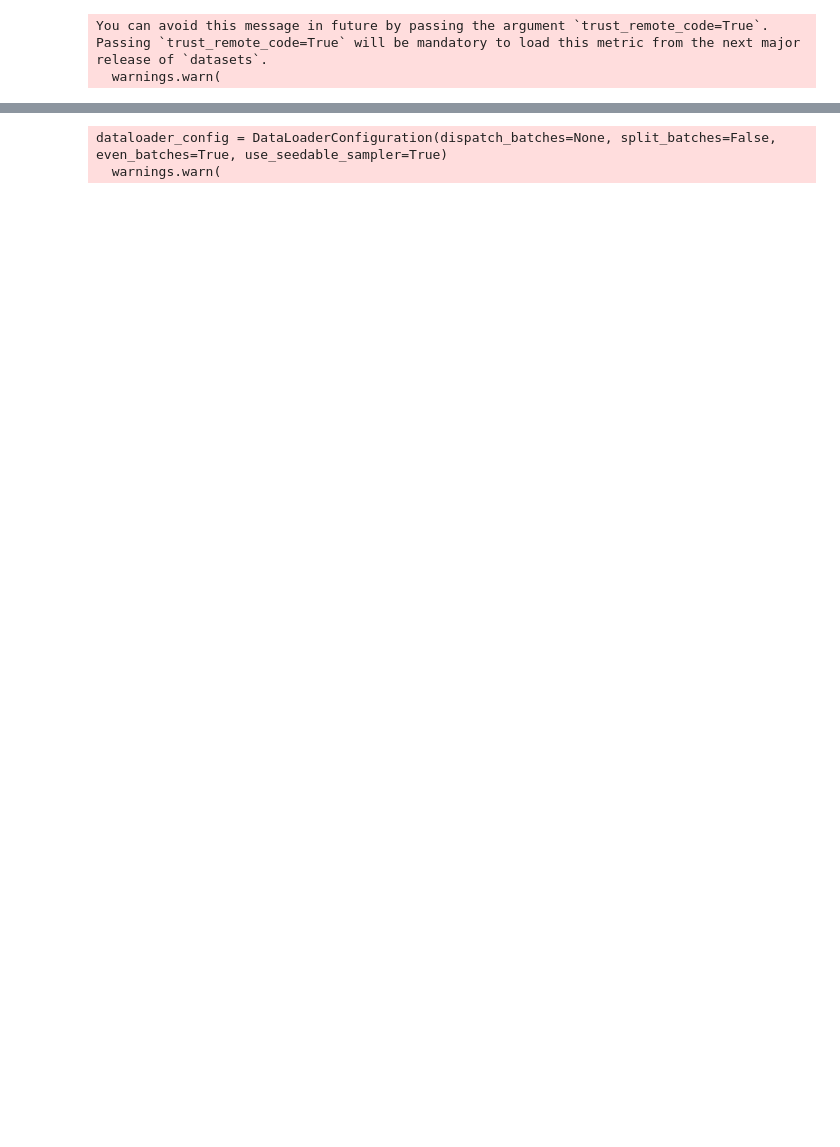
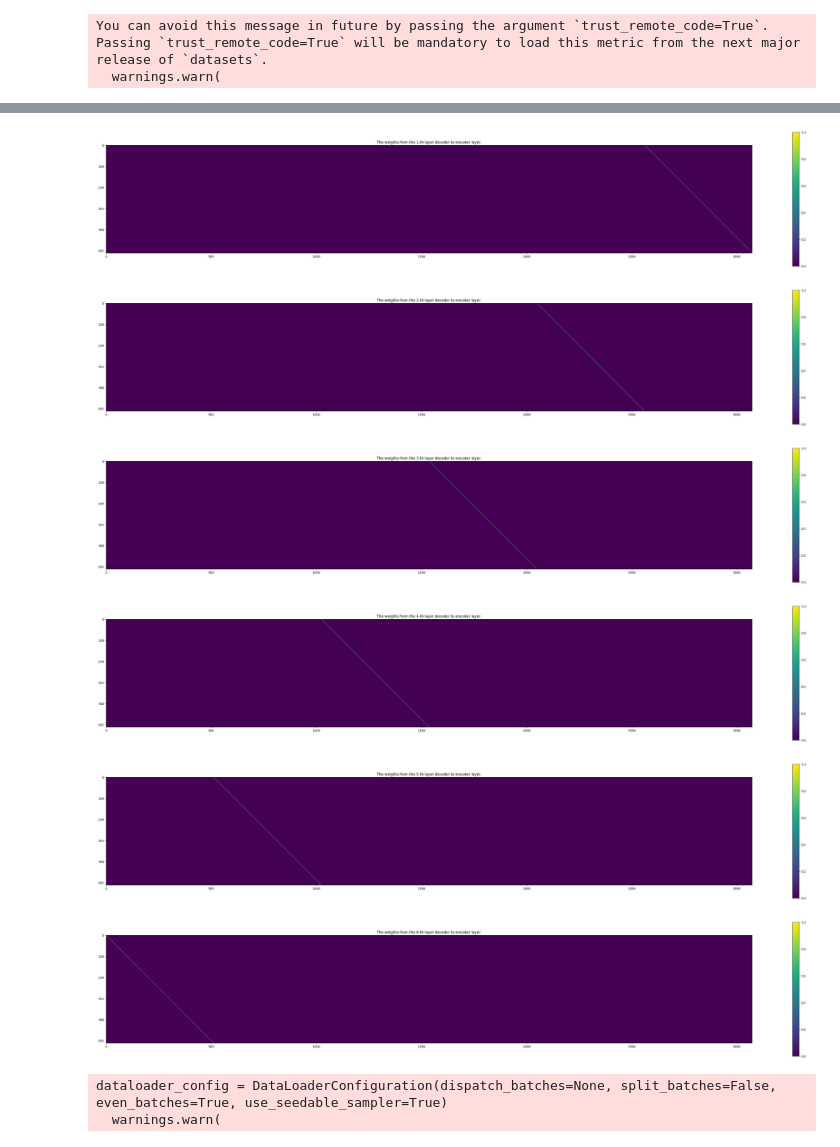
Before and after one commit to parallelsucc/opus, a Jupyter notebook: 3-th_experiment/record-3.ipynb, the cells around one changed output, grey strips where cells are left out. Cells and saved outputs as stored; diff of their text form; code cells hidden in the pictures; blank space fills up the shorter version.

```diff
--- a/3-th_experiment/record-3.ipynb
+++ b/3-th_experiment/record-3.ipynb
@@ -468,7 +469,33 @@ NameError: name 'model_checkpoint' is not defined
 # %%
 for i, (name, param) in enumerate(model.model.decoder.additional_linear_layers.named_parameters()):
     init.constant_(param, 0.)
-    init.eye_(param[:, model.config.decoder_layers -model.config.hidden_size * (i + 1) : model.config.decoder_layers -model.config.hidden_size * (i)])
+    init.eye_(param[:, 3072-512 * (i + 1) : 3072-512 * i])
+# %%
+import os
+import numpy as np
+import matplotlib.pyplot as plt
+
+for i, (name, param) in enumerate(model.model.decoder.additional_linear_layers.named_parameters()):
+    tensor = model.model.decoder.additional_linear_layers[i].weight.detach().numpy()
+    plt.figure(figsize=(48, 8))
+    plt.imshow(tensor, cmap='viridis')  # cmap 参数用于选择颜色映射
+    plt.colorbar()  # 添加一个颜色条，用于显示值与颜色的对应关系
+    title = f'The weights from the {i + 1}-th layer decoder to encoder layer.'
+    plt.title(title)  # 添加标题
+
+    # 检查目标文件夹是否存在，不存在则创建它
+    folder_path = f'initweight/{i + 1}-th decoder'
+    if not os.path.exists(folder_path):
+        os.makedirs(folder_path)
+
+    plt.savefig(f'initweight/{i + 1}-th decoder.png')
+# %% [output]
+[figure, added]
+[figure, added]
+[figure, added]
+[figure, added]
+[figure, added]
+[figure, added]
 # %%
 # small_train_dataset = tokenized_datasets["train"].shuffle(seed=42).select(range(1000))
 small_train_dataset = tokenized_datasets["train"].shuffle().select(range(10000))
```
Also changed, not shown: parts of 4 cells of this notebook, 30 other files.
